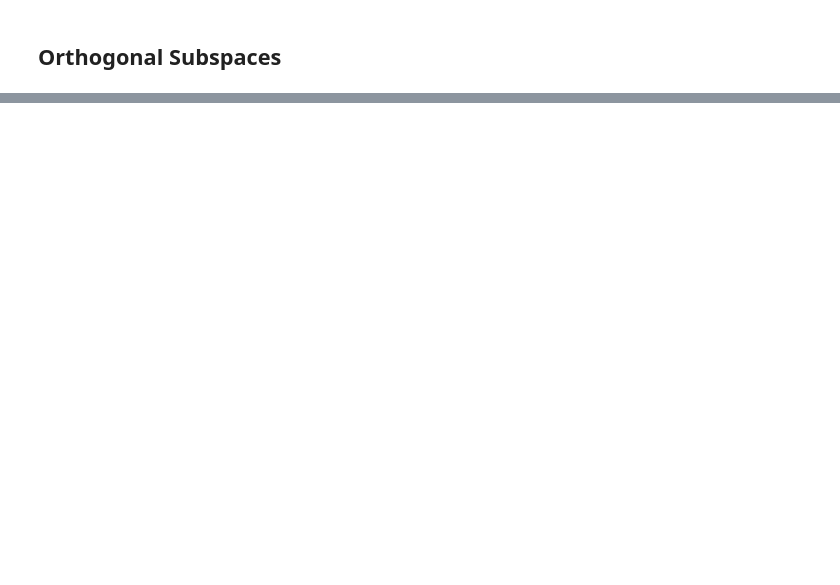
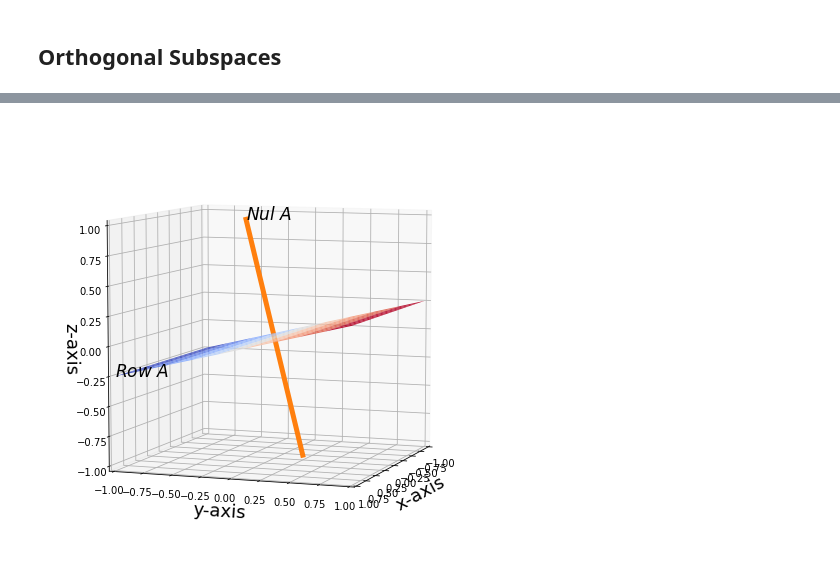
Before and after one commit to reigHns92/reighns-ml-blog, a Jupyter notebook: docs/reighns_ml_journey/mathematics/linear_algebra/08_analytic_geometry/08.06_orthogonal_subspaces.ipynb, the cells around one changed output, grey strips where cells are left out. Saved outputs shown, nothing was run; the diff lists cells and outputs as text; code cells hidden in the pictures; blank space fills up the shorter version.

```diff
--- a/docs/reighns_ml_journey/mathematics/linear_algebra/08_analytic_geometry/08.06_orthogonal_subspaces.ipynb
+++ b/docs/reighns_ml_journey/mathematics/linear_algebra/08_analytic_geometry/08.06_orthogonal_subspaces.ipynb
@@ -85,0 +245,33 @@ In any case, any vector $\v$ in both $\R(A)$ and $\N(A)$ must equal $\vec0$. The
+# %%
+%matplotlib inline
+s = np.linspace(-1, 1, 10)
+t = np.linspace(-1, 1, 10)
+S, T = np.meshgrid(s, t)
+
+X = S
+Y = T
+Z = T*.25
+
+fig = plt.figure(figsize = (8,8))
+
+ax = fig.add_subplot(111,projection='3d')
+ax.plot_surface(X, Y, Z, alpha = .9, cmap=plt.cm.coolwarm)
+
+x3 = np.linspace(-1, 1, 10)
+x1 = 0*x3
+x2 = -.25*x3
+ax.plot(x1,x2,x3, lw = 5)
+
+ax.set_xlabel('x-axis', size = 18)
+ax.set_ylabel('y-axis', size = 18)
+ax.set_zlabel('z-axis', size = 18)
+
+ax.axis([-1,1,-1,1])
+
+ax.text(x = 1, y = -1, z = -.25, s = r'$Row\ A$', size = 17)
+ax.text(0, -.25, 1, s = r'$Nul\ A$', size = 17)
+
+ax.view_init(7, 20)
+plt.show()
+# %% [output]
+[figure, added]
```
Also changed, not shown: parts of 25 cells of this notebook, 2 other files.
